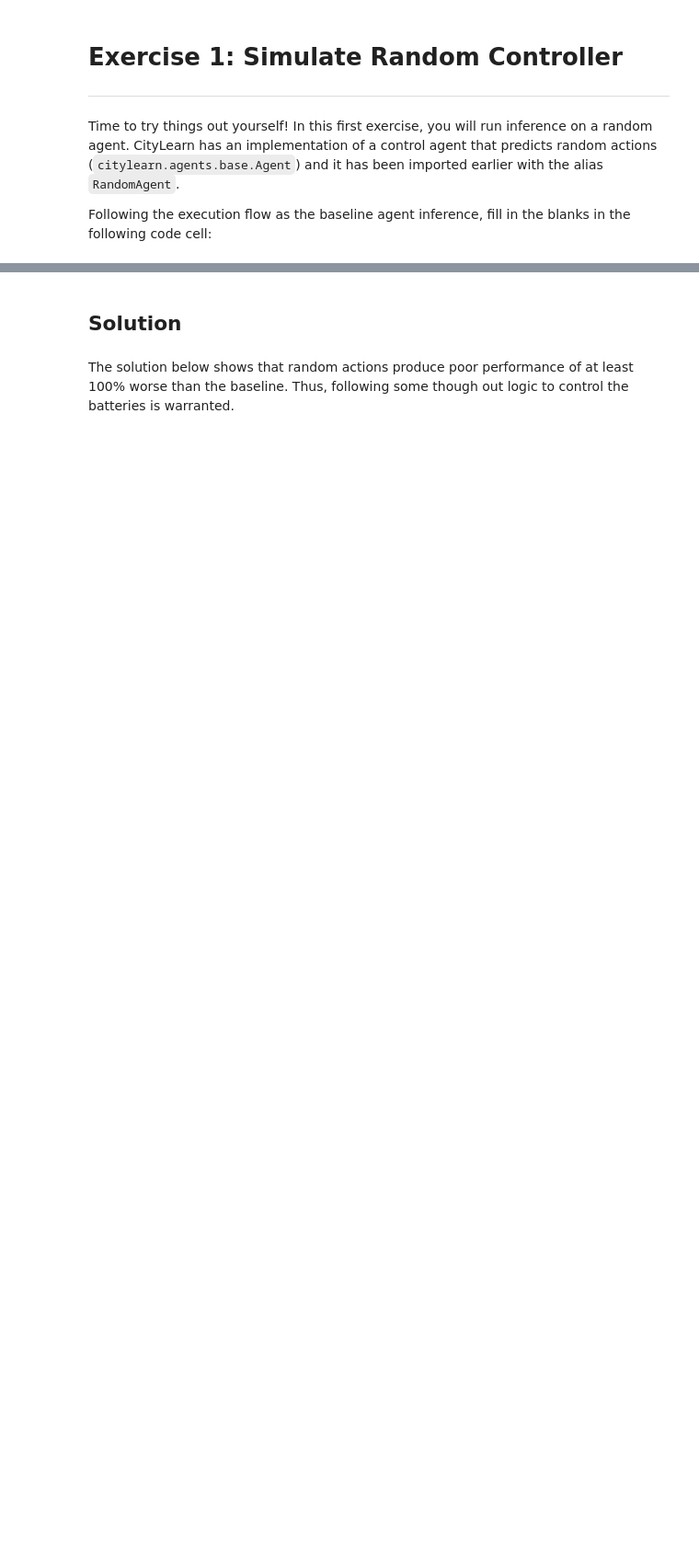
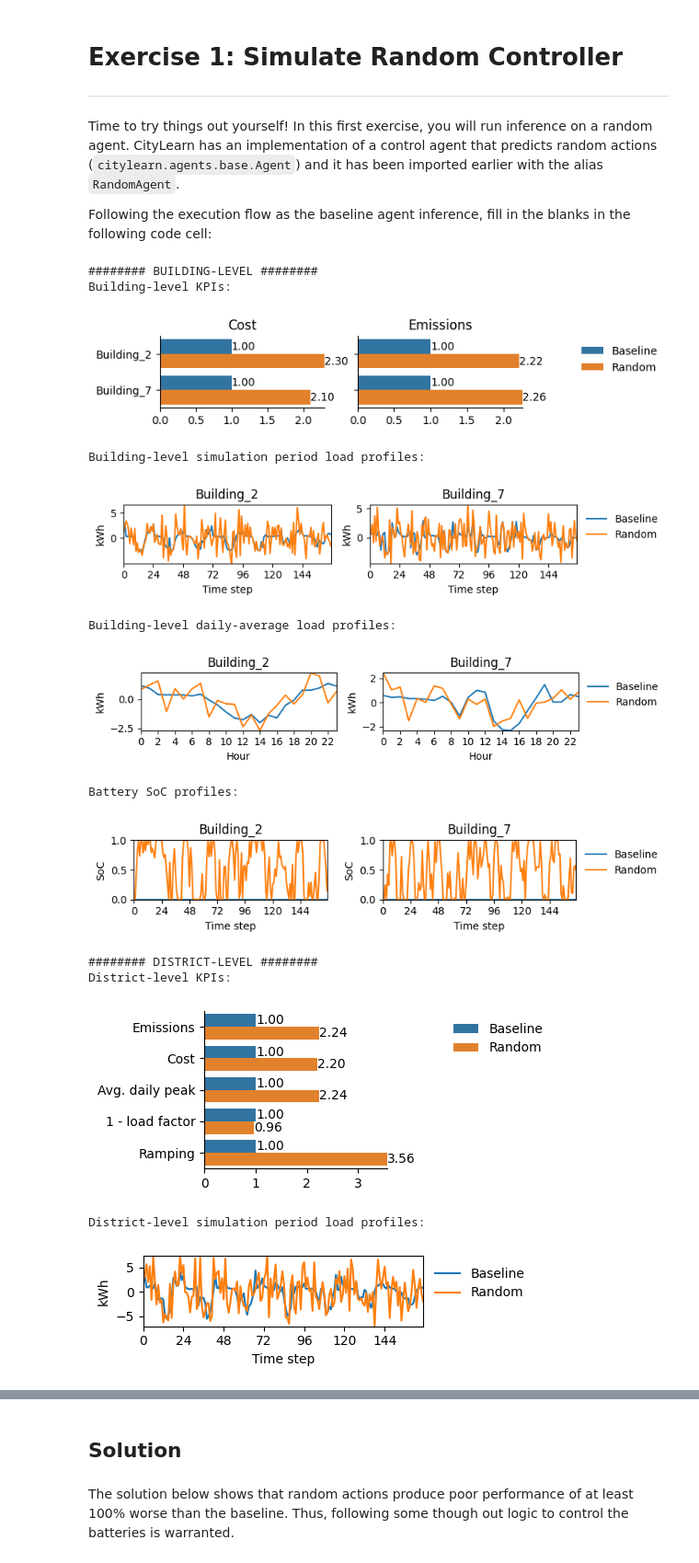
Before and after one commit to EmmanuelGbafore/Climate-Change-AI, a Jupyter notebook: citylearn_ccai_tutorial.ipynb, the cells around one changed output, grey strips where cells are left out. Shown at 92% size. Cells and saved outputs as stored; diff of their text form; code cells hidden in the pictures; blank space fills up the shorter version.

Commit message:
Completed tutorial on AI for Buildings and Cities

```diff
--- a/citylearn_ccai_tutorial.ipynb
+++ b/citylearn_ccai_tutorial.ipynb
@@ -1322,26 +1416,48 @@ Time to try things out yourself! In this first exercise, you will run inference
 Following the execution flow as the baseline agent inference, fill in the blanks in the following code cell:
 # %%
 # initialize your environment
-random_env = ### 1.1: YOUR CODE HERE ###
+random_env = CityLearnEnv(
+    DATASET_NAME,
+    central_agent=CENTRAL_AGENT,
+    buildings=BUILDINGS,
+    active_observations=ACTIVE_OBSERVATIONS,
+    simulation_start_time_step=SIMULATION_START_TIME_STEP,
+    simulation_end_time_step=SIMULATION_END_TIME_STEP,
+)
 
 # initialize your agent
 random_model = RandomAgent(
-    ### 1.2: YOUR CODE HERE ###
+    random_env
 )
 
 # reset your environment
-observations, _ = ### 1.3: YOUR CODE HERE ###
+observations, _ = random_env.reset()
 
 # step through your environment
-while ### 1.4: YOUR CODE HERE ###
+while not random_env.terminated:
     # select actions
-    actions = ### 1.5: YOUR CODE HERE ###
+    actions = random_model.predict(observations)
 
     # apply actions to environment step function
-    observations, _, _, _, _ = ### 1.6: YOUR CODE HERE ###
+    observations, _, _, _, _ = random_env.step(actions)
 
 # display simulation summary figures
 plot_simulation_summary({
     'Baseline': baseline_env,
     'Random': random_env,
 })
+# %% [output]
+######## BUILDING-LEVEL ########
+Building-level KPIs:
+[figure, added]
+Building-level simulation period load profiles:
+[figure, added]
+Building-level daily-average load profiles:
+[figure, added]
+Battery SoC profiles:
+[figure, added]
+######## DISTRICT-LEVEL ########
+District-level KPIs:
+[figure, added]
+District-level simulation period load profiles:
+[figure, added]
```
Also changed, not shown: parts of 39 cells of this notebook.
